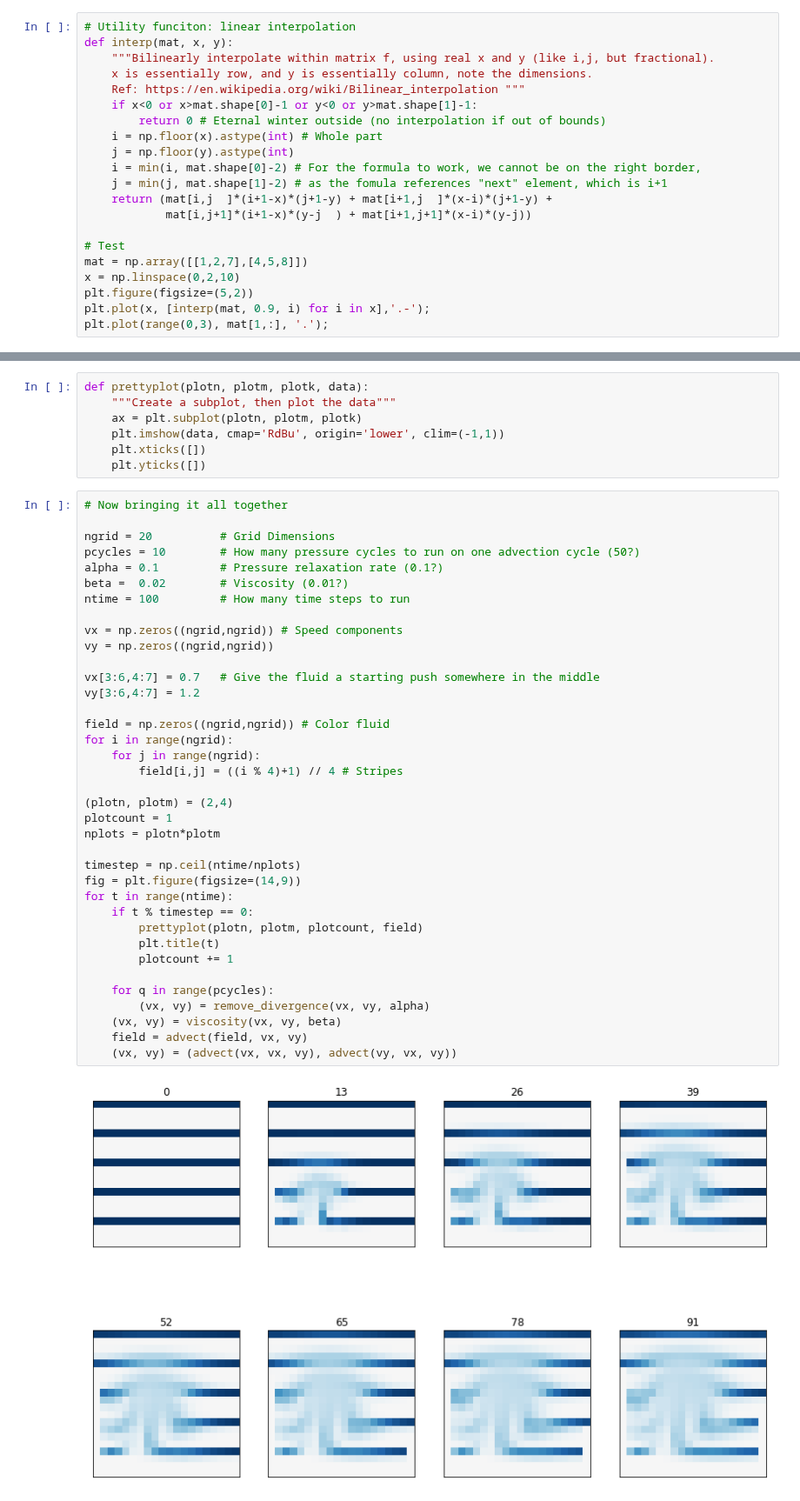
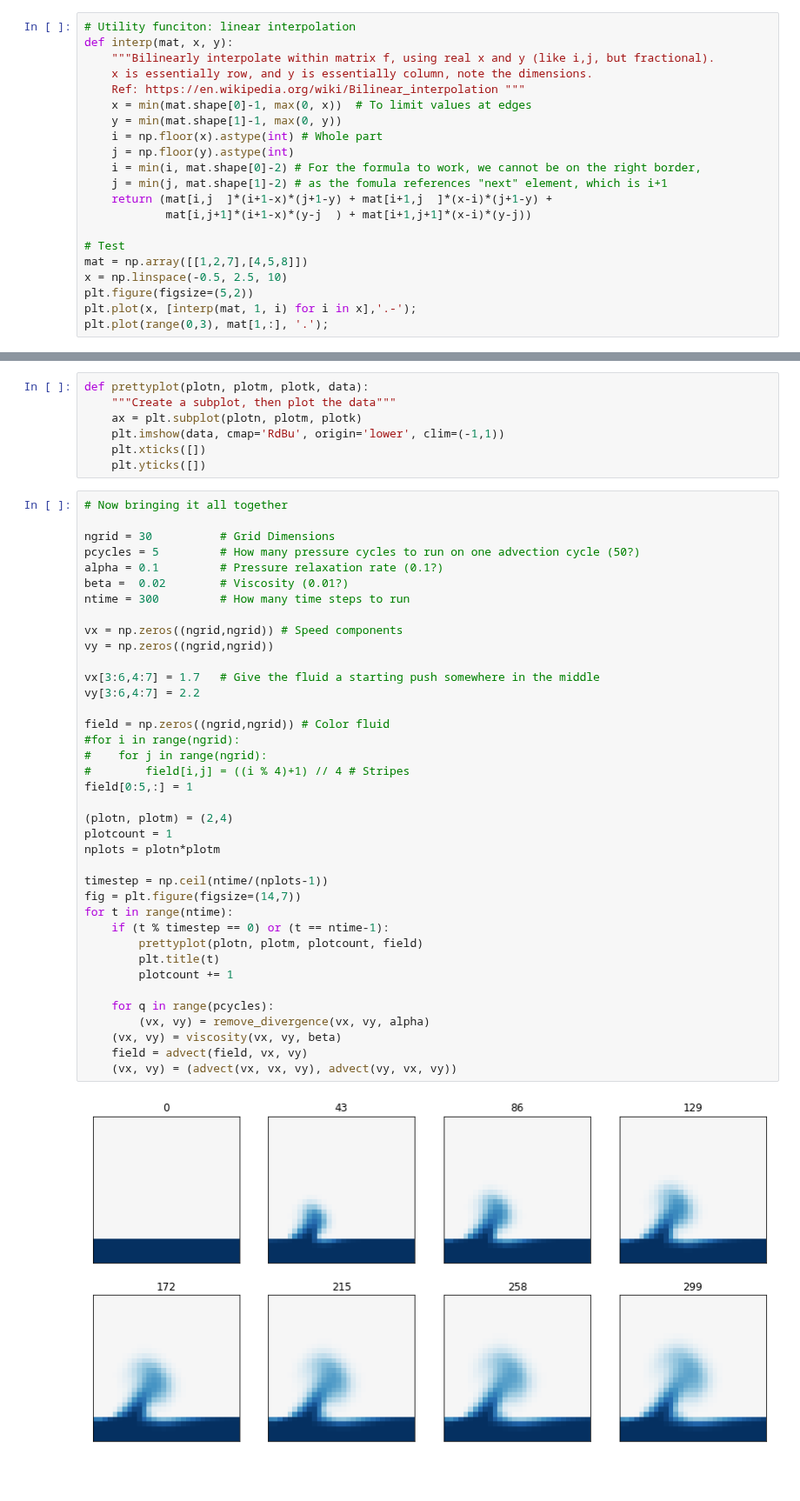
Before and after one commit to khakhalin/Sketches, a Jupyter notebook: dynamic_systems/fluid.ipynb, the cells around one changed output, grey strips where cells are left out. Shown at 87% size. Cells and saved outputs as stored; diff of their text form; blank space fills up the shorter version.

Commit message:
fluid simulation - probably fixed?

```diff
--- a/dynamic_systems/fluid.ipynb
+++ b/dynamic_systems/fluid.ipynb
@@ -178,8 +178,8 @@ def interp(mat, x, y):
     """Bilinearly interpolate within matrix f, using real x and y (like i,j, but fractional).
     x is essentially row, and y is essentially column, note the dimensions.
     Ref: https://en.wikipedia.org/wiki/Bilinear_interpolation """
-    if x<0 or x>mat.shape[0]-1 or y<0 or y>mat.shape[1]-1:
-        return 0 # Eternal winter outside (no interpolation if out of bounds)
+    x = min(mat.shape[0]-1, max(0, x))  # To limit values at edges
+    y = min(mat.shape[1]-1, max(0, y))
     i = np.floor(x).astype(int) # Whole part
     j = np.floor(y).astype(int)
     i = min(i, mat.shape[0]-2) # For the formula to work, we cannot be on the right border,
@@ -189,8 +189,8 @@ def interp(mat, x, y):
 
 # Test
 mat = np.array([[1,2,7],[4,5,8]])
-x = np.linspace(0,2,10)
+x = np.linspace(-0.5, 2.5, 10)
 plt.figure(figsize=(5,2))
-plt.plot(x, [interp(mat, 0.9, i) for i in x],'.-');
+plt.plot(x, [interp(mat, 1, i) for i in x],'.-');
 plt.plot(range(0,3), mat[1,:], '.');
 # %% [output]
@@ -240,39 +240,40 @@ def prettyplot(plotn, plotm, plotk, data):
 # %%
 # Now bringing it all together
 
-ngrid = 20          # Grid Dimensions
-pcycles = 10        # How many pressure cycles to run on one advection cycle (50?)
+ngrid = 30          # Grid Dimensions
+pcycles = 5         # How many pressure cycles to run on one advection cycle (50?)
 alpha = 0.1         # Pressure relaxation rate (0.1?)
 beta =  0.02        # Viscosity (0.01?)
-ntime = 100         # How many time steps to run
+ntime = 300         # How many time steps to run
 
 vx = np.zeros((ngrid,ngrid)) # Speed components
 vy = np.zeros((ngrid,ngrid))
 
-vx[3:6,4:7] = 0.7   # Give the fluid a starting push somewhere in the middle
-vy[3:6,4:7] = 1.2
+vx[3:6,4:7] = 1.7   # Give the fluid a starting push somewhere in the middle
+vy[3:6,4:7] = 2.2
 
 field = np.zeros((ngrid,ngrid)) # Color fluid
-for i in range(ngrid):
-    for j in range(ngrid):
-        field[i,j] = ((i % 4)+1) // 4 # Stripes
+#for i in range(ngrid):
+#    for j in range(ngrid):
+#        field[i,j] = ((i % 4)+1) // 4 # Stripes
+field[0:5,:] = 1
 
 (plotn, plotm) = (2,4)
 plotcount = 1
 nplots = plotn*plotm
 
-timestep = np.ceil(ntime/nplots)
-fig = plt.figure(figsize=(14,9))
+timestep = np.ceil(ntime/(nplots-1))
+fig = plt.figure(figsize=(14,7))
 for t in range(ntime):
-    if t % timestep == 0:
+    if (t % timestep == 0) or (t == ntime-1):
         prettyplot(plotn, plotm, plotcount, field)
         plt.title(t)
         plotcount += 1
 
     for q in range(pcycles):
         (vx, vy) = remove_divergence(vx, vy, alpha)
     (vx, vy) = viscosity(vx, vy, beta)
     field = advect(field, vx, vy)
     (vx, vy) = (advect(vx, vx, vy), advect(vy, vx, vy))
 # %% [output]
-[figure, old version]
+[figure, new version]
```
Also changed, not shown: parts of 1 cell of this notebook.
